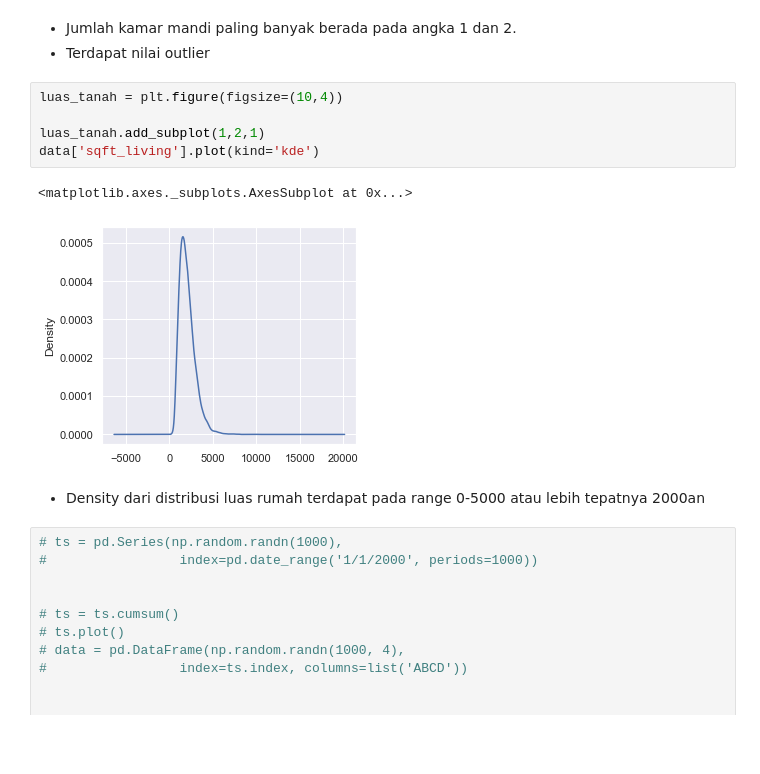
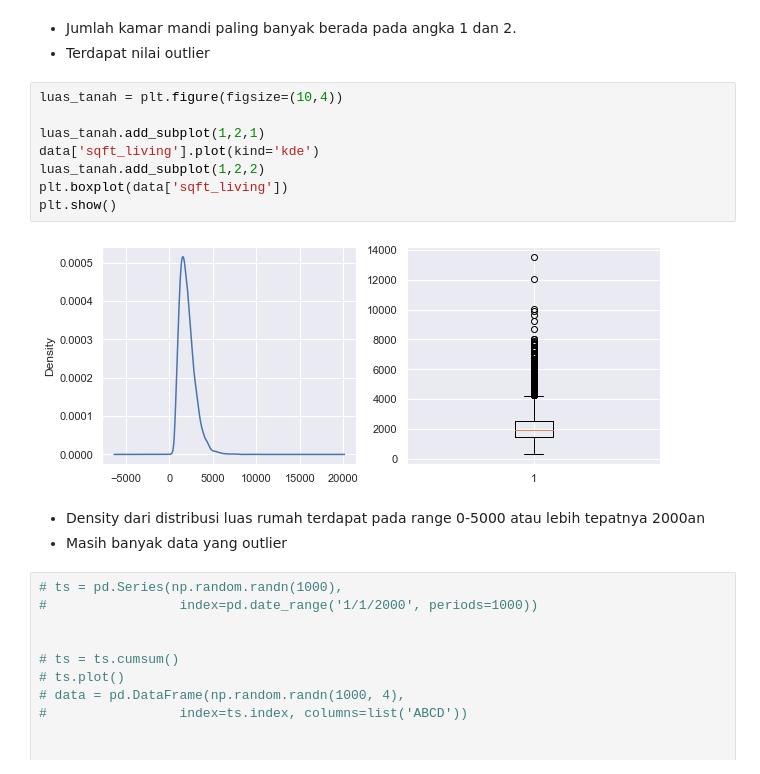
Before and after one commit to yapsuprapto/Real-Estate-Price-Prediction, a Jupyter notebook: Prediksi Harga Rumah.ipynb, the cells around one changed output. Saved outputs shown, nothing was run; the diff lists cells and outputs as text; blank space fills up the shorter version.

```diff
--- a/Prediksi Harga Rumah.ipynb
+++ b/Prediksi Harga Rumah.ipynb
@@ -169,13 +174,16 @@ sns.countplot(data['bathrooms'])
 # %%
 luas_tanah = plt.figure(figsize=(10,4))
 
 luas_tanah.add_subplot(1,2,1)
 data['sqft_living'].plot(kind='kde')
+luas_tanah.add_subplot(1,2,2)
+plt.boxplot(data['sqft_living'])
+plt.show()
 # %% [output]
-<matplotlib.axes._subplots.AxesSubplot at 0x...>
-[figure, old version]
+[figure, new version]
 # %% [markdown]
 - Density dari distribusi luas rumah terdapat pada range 0-5000 atau lebih tepatnya 2000an
+- Masih banyak data yang outlier
 # %%
 # ts = pd.Series(np.random.randn(1000),
 #                 index=pd.date_range('1/1/2000', periods=1000))
```
Also changed, not shown: parts of 7 cells of this notebook.
